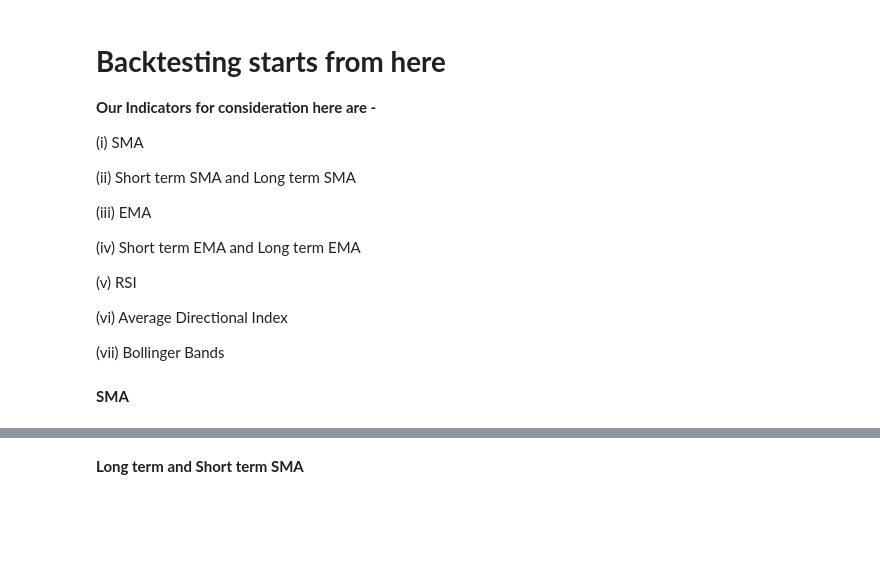
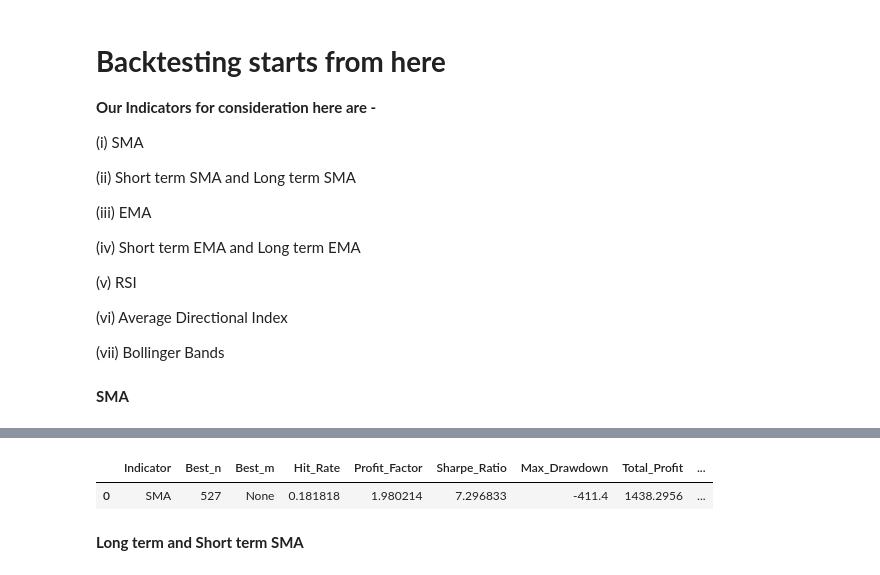
Before and after one commit to abhinav70291/TechnicalAnalysis-for-intra-day-trading, a Jupyter notebook: Technical_Analysis_rectified.ipynb, the cells around one changed output, grey strips where cells are left out. Cells and saved outputs as stored; diff of their text form; code cells hidden in the pictures; blank space fills up the shorter version.

```diff
--- a/Technical_Analysis_rectified.ipynb
+++ b/Technical_Analysis_rectified.ipynb
@@ -253,3 +282,8 @@ The parameter with maximum Sharpe Ratio is: 6
+# %%
+metrics_df.head()
+# %% [output]
+|  | Indicator | Best_n | Best_m | Hit_Rate | Profit_Factor | Sharpe_Ratio | Max_Drawdown | Total_Profit | ... |
+| 0 | SMA | 527 | None | 0.181818 | 1.980214 | 7.296833 | -411.4 | 1438.2956 | ... |
 # %% [markdown]
 **Long term and Short term SMA**
 # %%
```
Also changed, not shown: parts of 17 cells of this notebook.
